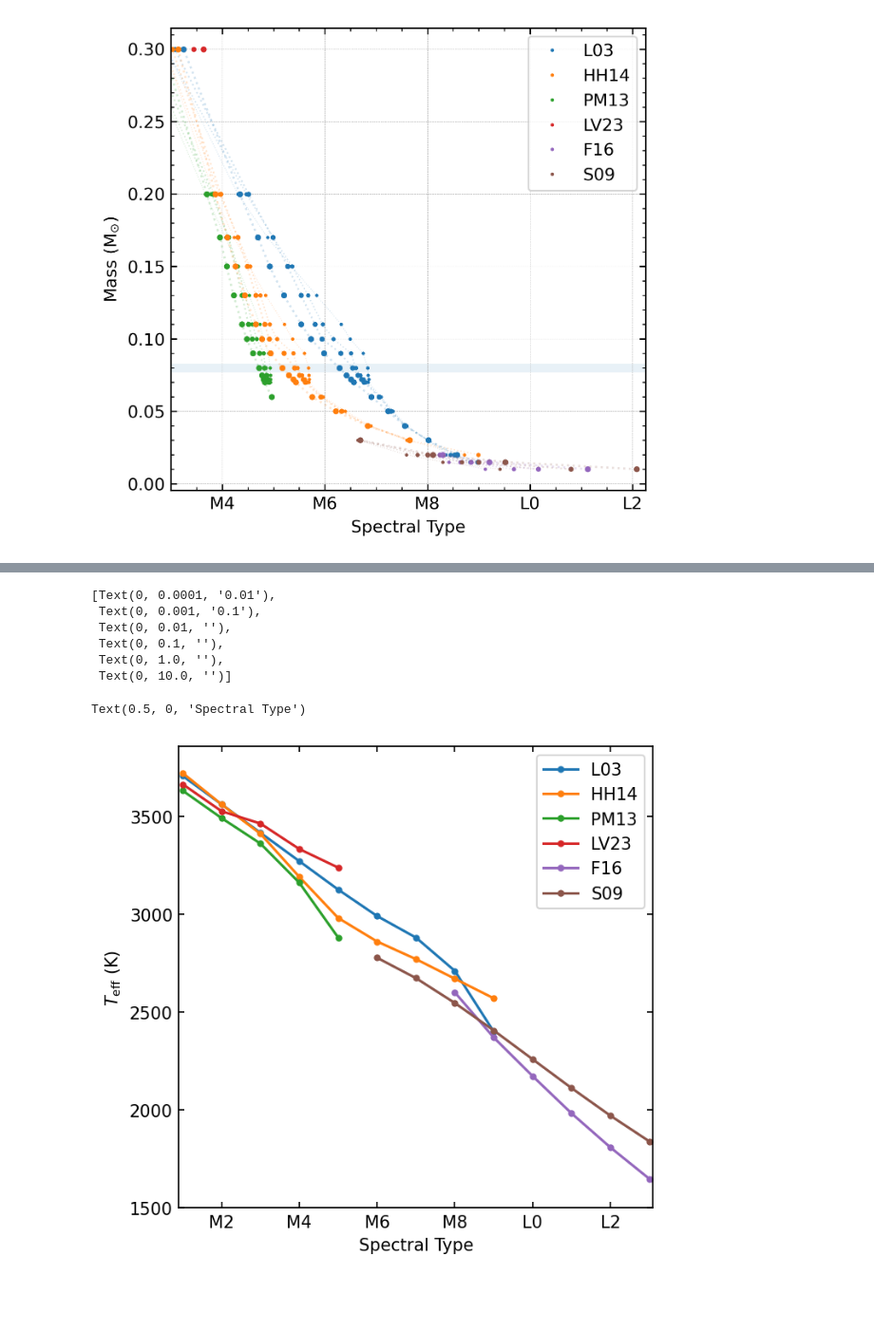
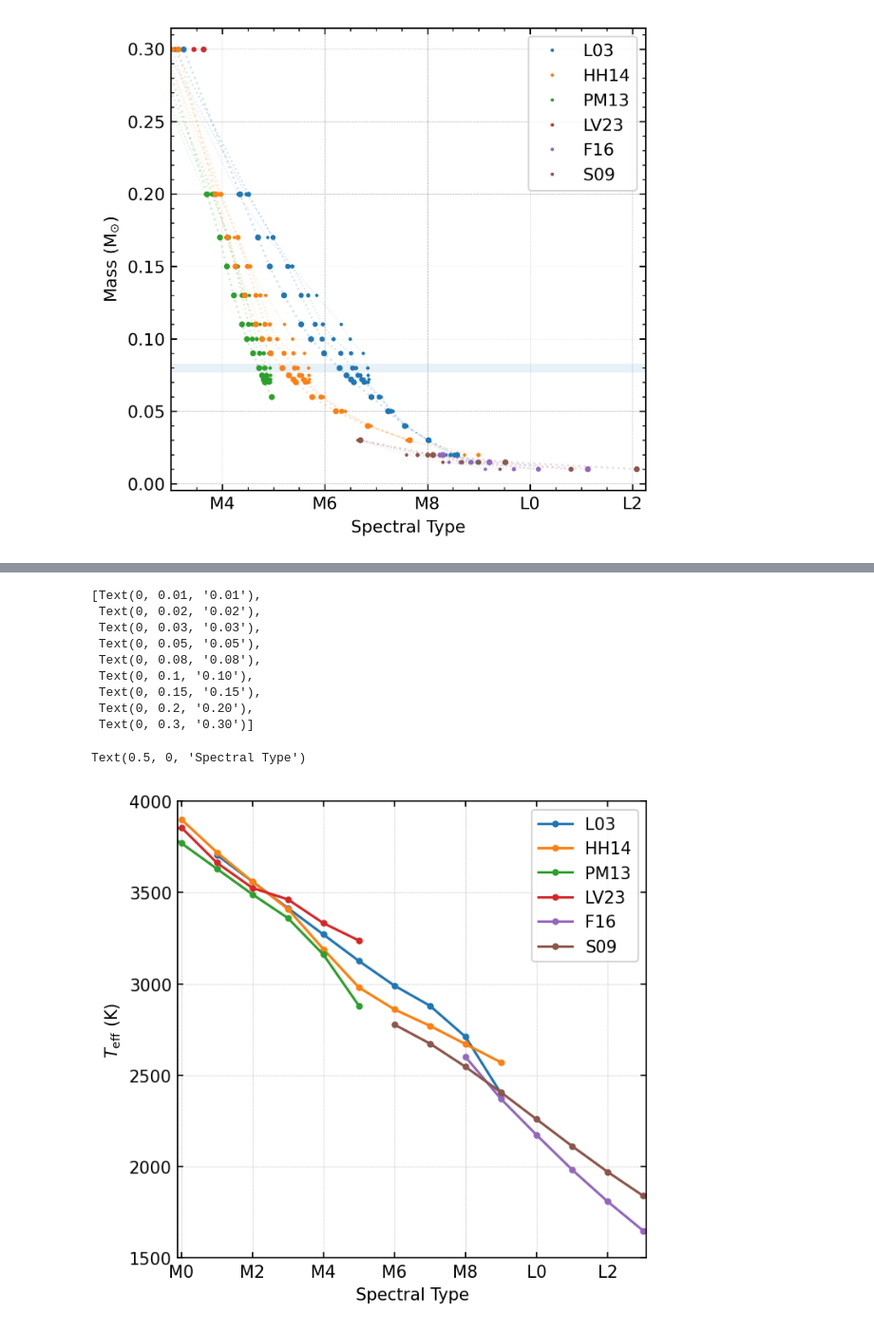
Before and after one commit to tomr-stargazer/Variability_Project_2020, a Jupyter notebook: wuvars/analysis/prototypes/Prototyping a mass-SpT figure.ipynb, the cells around one changed output, grey strips where cells are left out. Shown at 95% size. Saved outputs shown, nothing was run; the diff lists cells and outputs as text; code cells hidden in the pictures; blank space fills up the shorter version.

```diff
--- a/wuvars/analysis/prototypes/Prototyping a mass-SpT figure.ipynb
+++ b/wuvars/analysis/prototypes/Prototyping a mass-SpT figure.ipynb
@@ -60,7 +60,7 @@ list(zip(mass, SpT_L03 - SpT_HH14))
 # %%
 fig, ax = plt.subplots(figsize=(5,5), dpi=150)
 plt.grid(True, linestyle='--', lw=0.25)
-small = mass<=0.2
+small = mass<=0.7
 # placeholders!
 # spts = np.arange(10)
 # masses = 10-np.arange(10)
@@ -93,7 +93,7 @@ for age, lw, ms in zip(ages, lw_array, ms_array):
     if age == 10:
         print(list(zip(mass, SpT_L03, SpT_HH14)))
 
-    small = mass<=0.3
+    small = mass<=0.75
 
     ax.plot(SpT_L03[small], mass[small], 'k:', lw=lw, alpha=0.2)
     ax.plot(SpT_HH14[small], mass[small], 'b:', lw=lw, alpha=0.2)
@@ -300,7 +298,7 @@ lw_array = [0.5, 0.75, 1.0, 1.25]
 ms_array = [2, 3, 4, 5]
 colors = [f"C{x}" for x in range(6)]
 
-for age, lw, ms in zip(ages, lw_array, ms_array):
+for age, lw, ms in list(zip(ages, lw_array, ms_array))[::-1]:
     iso = load_isochrone_generic(age)
     mass = iso[:,0]
     teff = iso[:,1]
@@ -321,9 +319,9 @@ for age, lw, ms in zip(ages, lw_array, ms_array):
         SpTs = SpT_interp(teff)
 #         print(col, SpTs)
 
-        small = mass<=0.4
-        ax.plot(SpTs[small], mass[small], ':', color=color, lw=lw, alpha=0.2)
-        ax.plot(SpTs[small], mass[small], '.', color=color, lw=lw, ms=ms, label=col)
+        small = mass<=0.75
+        ax.plot(SpTs[small], mass[small], ':', color=color, lw=lw, alpha=0.2, zorder=ms)
+        ax.plot(SpTs[small], mass[small], '.', color=color, lw=lw, ms=ms, label=col, zorder=ms)
 
 #         print("H burning limit has SpT ", SpTs[mass==0.08])
 
@@ -338,13 +336,13 @@ for age, lw, ms in zip(ages, lw_array, ms_array):
 #     ax.plot(SpT_L03[small], mass[small], 'k.', lw=lw, ms=ms, label="L03")
 #     ax.plot(SpT_HH14[small], mass[small], 'b.', lw=lw, ms=ms, label='HH14')
 
-    if age == ages[0]:
+    if age == ages[-1]:
         ax.legend()
 
 ax.axhline(0.08, zorder=-10, alpha=0.1, lw=5)
-ax.axvline(3, zorder=-10, alpha=0.1, lw=5)
+# ax.axvline(3, zorder=-10, alpha=0.1, lw=5)
 
-ax.set_xlim(1.9, 12.25)
+ax.set_xlim(-0.25, 12.25)
 ax.minorticks_on()
 
 # gets all the xticks, converts them into proper spectral type strings, then puts them as labels
@@ -358,7 +356,7 @@ ax.semilogy()
 ax.yaxis.set_major_formatter(ScalarFormatter())
 # ax.yaxis.set_ticks([0.01, 0.1])
 # ax.yaxis.set_ticklabels([str(x) for x in [0.01, 0.1]])
-ax.yaxis.set_ticks([0.01, 0.02, 0.03, 0.05, 0.08, 0.1, 0.15, 0.2, 0.3])
+ax.yaxis.set_ticks([0.01, 0.02, 0.03, 0.05, 0.08, 0.1, 0.15, 0.2, 0.3, 0.5, 0.8])
 #ax.yaxis.set_ticks([0.01, 0.02, 0.03, 0.05, 0.08, 0.1, 0.15, 0.2, 0.3], minor=True)
 # ax.yaxis.set_major_formatter(mticker.ScalarFormatter())
 
@@ -368,25 +366,30 @@ plt.savefig("spectral_type_v_mass_logy_altered.pdf")
 # %%
 ax.yaxis.get_ticklabels()
 # %% [output]
-[Text(0, 0.0001, '0.01'),
- Text(0, 0.001, '0.1'),
- Text(0, 0.01, ''),
- Text(0, 0.1, ''),
- Text(0, 1.0, ''),
- Text(0, 10.0, '')]
+[Text(0, 0.01, '0.01'),
+ Text(0, 0.02, '0.02'),
+ Text(0, 0.03, '0.03'),
+ Text(0, 0.05, '0.05'),
+ Text(0, 0.08, '0.08'),
+ Text(0, 0.1, '0.10'),
+ Text(0, 0.15, '0.15'),
+ Text(0, 0.2, '0.20'),
+ Text(0, 0.3, '0.30')]
 # %%
 fig, ax = plt.subplots(figsize=(5,5), dpi=150)
+plt.grid(True, linestyle='--', lw=0.25)
+
 spt_array = df['SpTnum']
 for col in df.columns[2:-1]:
     plt.plot(spt_array, df[col].values, '.-', label=col)
 
-plt.xlim(0.9, 13.1)
+plt.xlim(-0.1, 13.1)
 plt.legend()
 # gets all the xticks, converts them into proper spectral type strings, then puts them as labels
 ax.set_xticklabels(np.array([get_SpT_from_num(int(x)) for x in ax.get_xticks()]))
-plt.ylim(1500, None)
+plt.ylim(1500, 4000)
 ax.set_ylabel(r"$T_{\rm{eff}}$ (K)")
 ax.set_xlabel("Spectral Type")
 # %% [output]
 Text(0.5, 0, 'Spectral Type')
-[figure, old version]
+[figure, new version]
```
Also changed, not shown: parts of 6 cells of this notebook, 2 other files.
